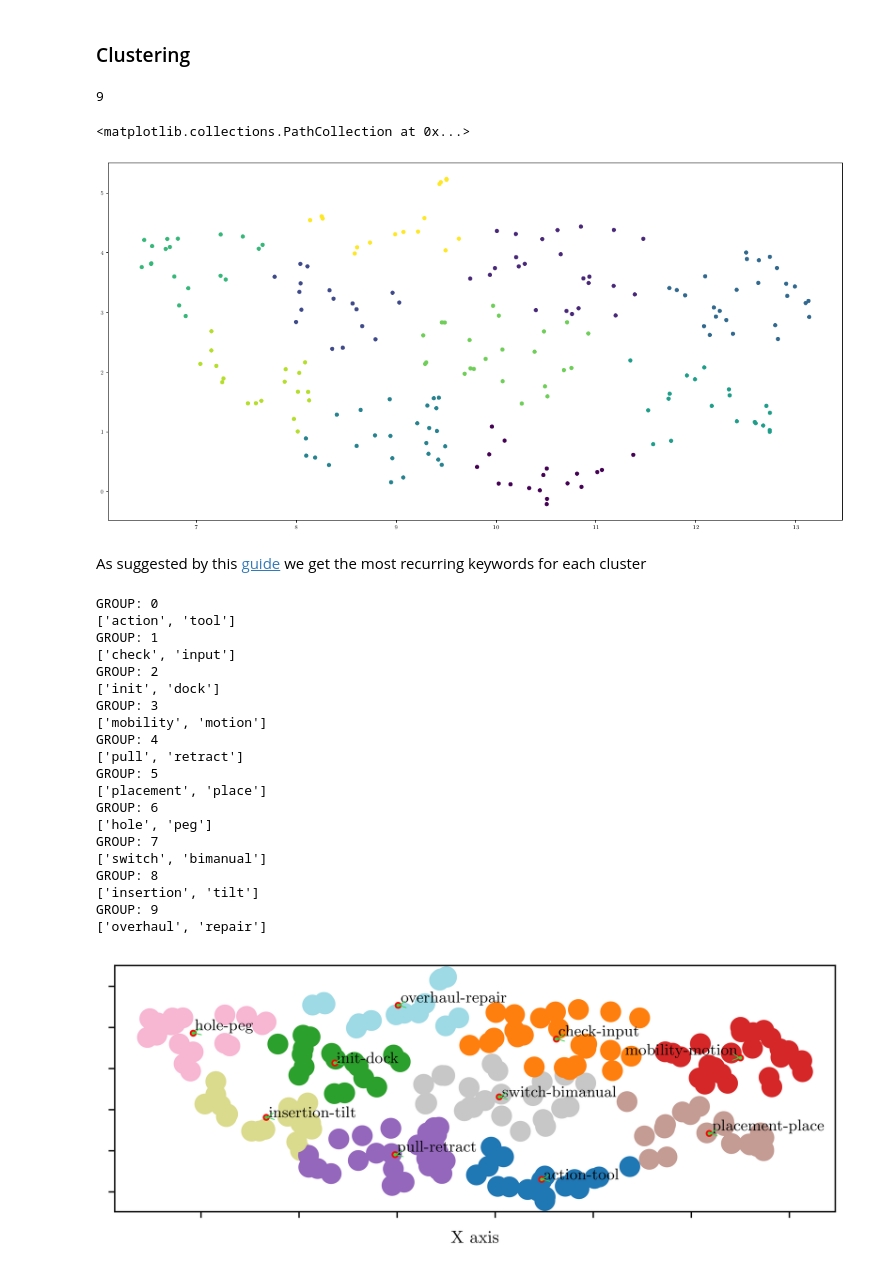
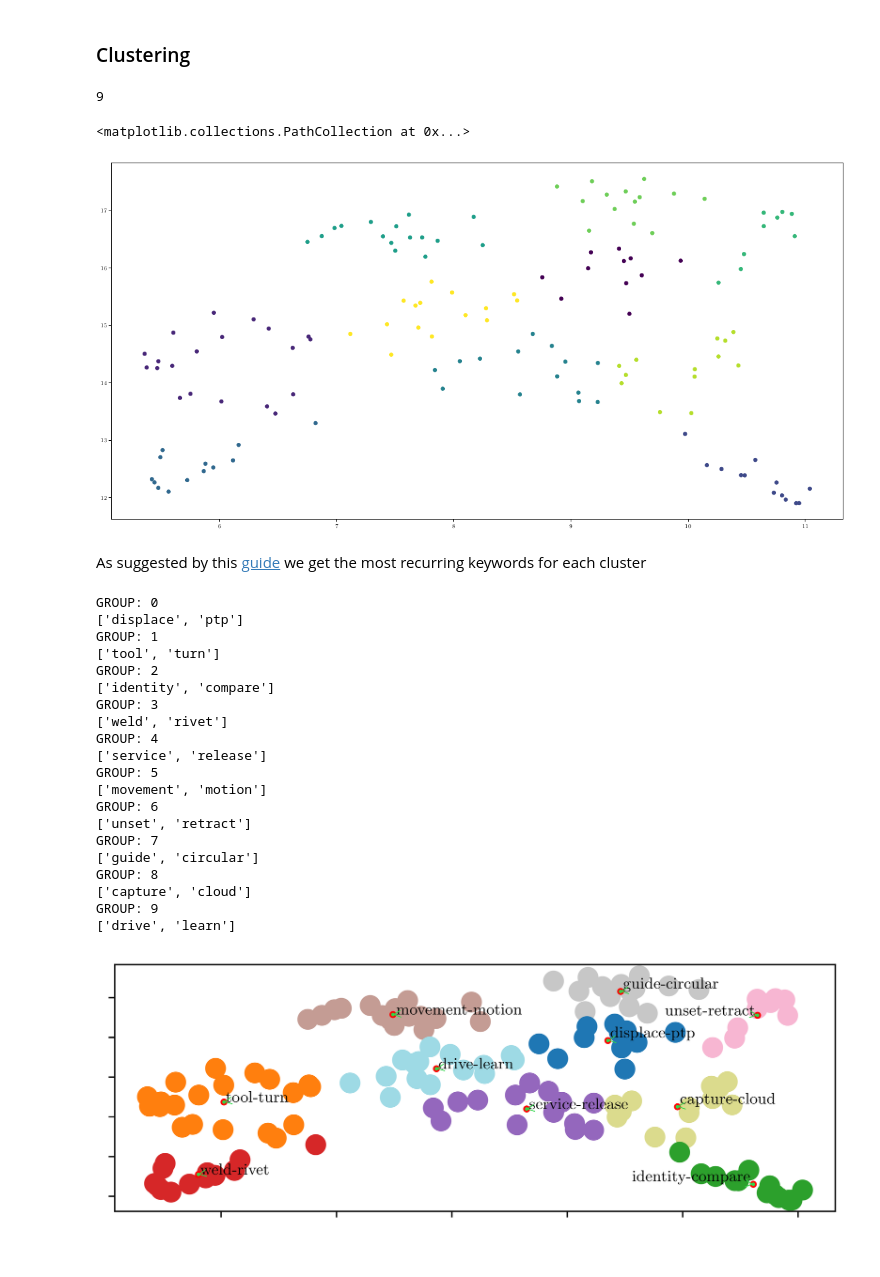
Before and after one commit to teiband/industrial-skill-review, a Jupyter notebook: src/taxonomySearch/clusteringApproachKmeans.ipynb, the cells around one changed output. Cells and saved outputs as stored; diff of their text form; code cells hidden in the pictures.

```diff
--- a/src/taxonomySearch/clusteringApproachKmeans.ipynb
+++ b/src/taxonomySearch/clusteringApproachKmeans.ipynb
@@ -30,7 +30,7 @@ Tzpe of anlysis we want to do:
 - 2 skill
 - 3 task
 # %%
-analysis = 2
+analysis = 1
 # %% [markdown]
 ### Import
 Import the file exported from the excel file
@@ -161,7 +161,7 @@ plt.scatter(clustered.x, clustered.y, c=cluster.labels_, s=30, cmap='viridis')
 # %% [output]
 9
 <matplotlib.collections.PathCollection at 0x...>
-[figure, old version]
+[figure, new version]
 # %%
 d = {'primitive': defSing, 'cluster': result['labels'], 'x': result['x'], 'y': result['y'], 'index': indexes}
 
@@ -226,25 +226,25 @@ for i in keys:
     labels.append(matchedKeywords)
 # %% [output]
 GROUP: 0
-['action', 'tool']
+['displace', 'ptp']
 GROUP: 1
-['check', 'input']
+['tool', 'turn']
 GROUP: 2
-['init', 'dock']
+['identity', 'compare']
 GROUP: 3
-['mobility', 'motion']
+['weld', 'rivet']
 GROUP: 4
-['pull', 'retract']
+['service', 'release']
 GROUP: 5
-['placement', 'place']
+['movement', 'motion']
 GROUP: 6
-['hole', 'peg']
+['unset', 'retract']
 GROUP: 7
-['switch', 'bimanual']
+['guide', 'circular']
 GROUP: 8
-['insertion', 'tilt']
+['capture', 'cloud']
 GROUP: 9
-['overhaul', 'repair']
+['drive', 'learn']
 # %%
 # By knowing the names extracted from the clusters we can then assign them to the clusterDF which can plot the scatter plot
 clusterDF["keyword"] = ""
@@ -266,6 +266,9 @@ entries = []
 authors = []
 
 if analysis != 0:
+    readmeFile = open(os.path.join(this_file_dir, "..", "data/out/" + outputName + "/" +  "README.md"), "w")
+    readmeFile.write(f"""## Clustering of {outputName}\n""")
+    readmeFile.write(f"""![alt text](https://github.com/teiband/industrial-skill-review/blob/main/data/out/{outputName}/kmeans10{outputName}.png?raw=true)\n\n""")
     for i in keys:
         entries = []
         authors = []
@@ -273,13 +276,14 @@ if analysis != 0:
             for subitems in items:
                 entries.append(subitems)
         outputClusterFile = open(os.path.join(this_file_dir, "..", "data/out/" + outputName + "/" + groups.get_group(i).iloc[0]["keyword"] + str(n_neighbors) + outputName + ".md"), "w")
+        readmeFile.write(f"""#### Cluster: *{groups.get_group(i).iloc[0]["keyword"]}*\n""")
         for id in entries:
             if dataframe.iloc[id]["author"] not in authors:
-                outputClusterFile.write(f"""
-                {dataframe.iloc[id]["author"]} - [link to publication]({dataframe.iloc[id]["link"]})
-                """)
+                outputClusterFile.write(f"""{str(dataframe.iloc[id]["author"])} - [link to publication]({dataframe.iloc[id]["link"]}\n""")
+                readmeFile.write(f"""{str(dataframe.iloc[id]["author"])} - [link to publication]({dataframe.iloc[id]["link"]})\n""")
             authors.append(dataframe.iloc[id]["author"])
         outputClusterFile.close()
+    readmeFile.close()
 # %%
 import numpy as np
 
@@ -322,32 +326,32 @@ keys = groups.groups.keys()
 texts = []
 
 for i in keys:
 
     x = groups.get_group(i)['x'].mean()
     y = groups.get_group(i)['y'].mean()
 
     plt.plot(x, y, marker="o", markersize=3, markeredgecolor="red", markerfacecolor="#32d74b")
     #plt.annotate(groups.get_group(i).iloc[0]["keyword"], xy = (x,y))
     texts.append(plt.text(x, y, groups.get_group(i).iloc[0]["keyword"]))
 
 #plt.xticks(color='w')
 #plt.yticks(color='w')
 
-plt.xlabel("X axis", fontsize=10)
+#plt.xlabel("X axis", fontsize=10)
 
 #visualiplt.ylabel("Dimension 2", fontsize=10)
 
 # import tikzplotlib
 
 # tikzplotlib.save("D:/1. Papers/4. MyPapers/6_(20210609) Skill taxonomy/figures/knnClusteringWords.tex")
 #plt.plot([6.5, 6.5], [8, 14], color='#32d74b', linestyle='--', linewidth=0.6)
 #plt.plot([2, 9], [11, 11], color='#32d74b', linestyle='--', linewidth=0.6)
 # adjust_text(texts, only_move={'points':'y', 'texts':'y'}, arrowprops=dict(arrowstyle="->", color='r', lw=0.5))
 adjust_text(texts, only_move={'points':'x','texts':'y','objects':'x'}, arrowprops=dict(arrowstyle="->", color='#32d74b', lw=0.5))
 #plt.plot([3, 11], [10.5, 10.5], color='#8A8AFF', linestyle='--', linewidth=1)
 
 plt.savefig(os.path.join(this_file_dir, "..", "data/out/" + outputName + "/" + "kmeans" + str(n_neighbors) + outputName + ".png"), dpi=600, bbox_inches = 'tight')
 plt.savefig(os.path.join(this_file_dir, "..", "data/out/" + outputName + "/" + "kmeans" + str(n_neighbors) + outputName + ".pgf"), dpi=600, bbox_inches = 'tight')
 plt.show()
 # %% [output]
-[figure, old version]
+[figure, new version]
```
Also changed, not shown: parts of 3 cells of this notebook, 13 other files.
